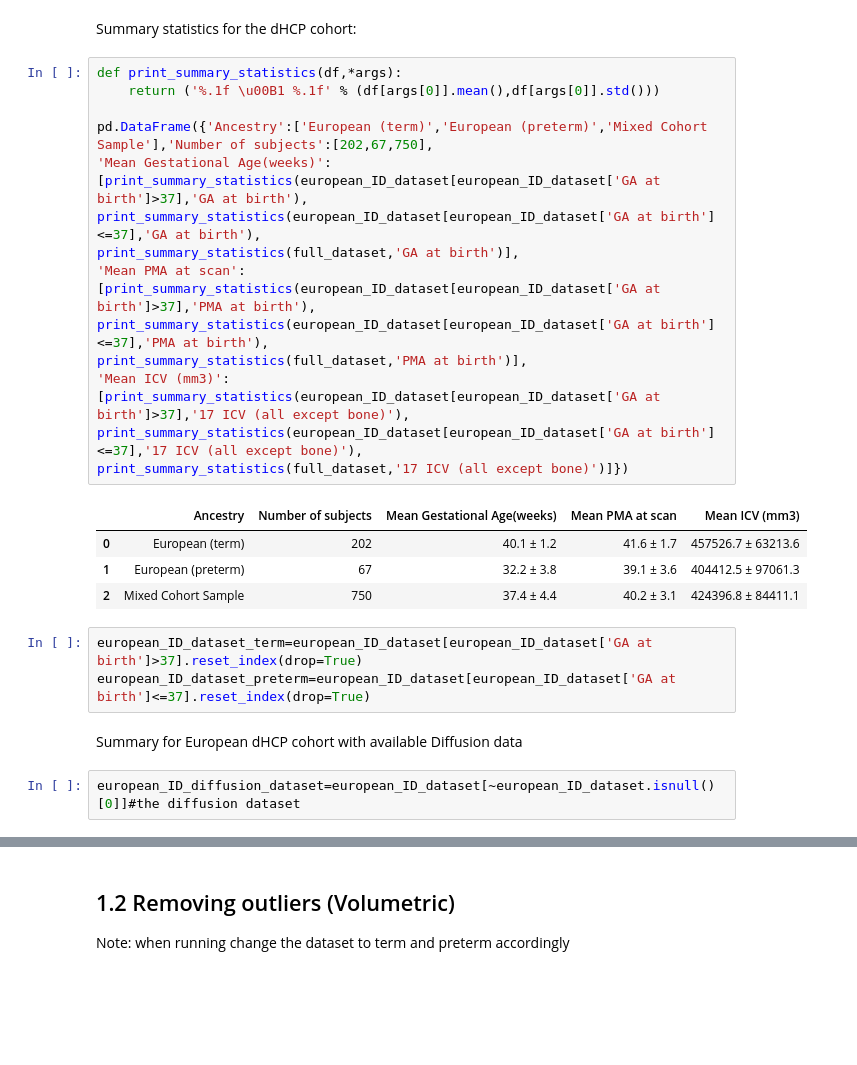
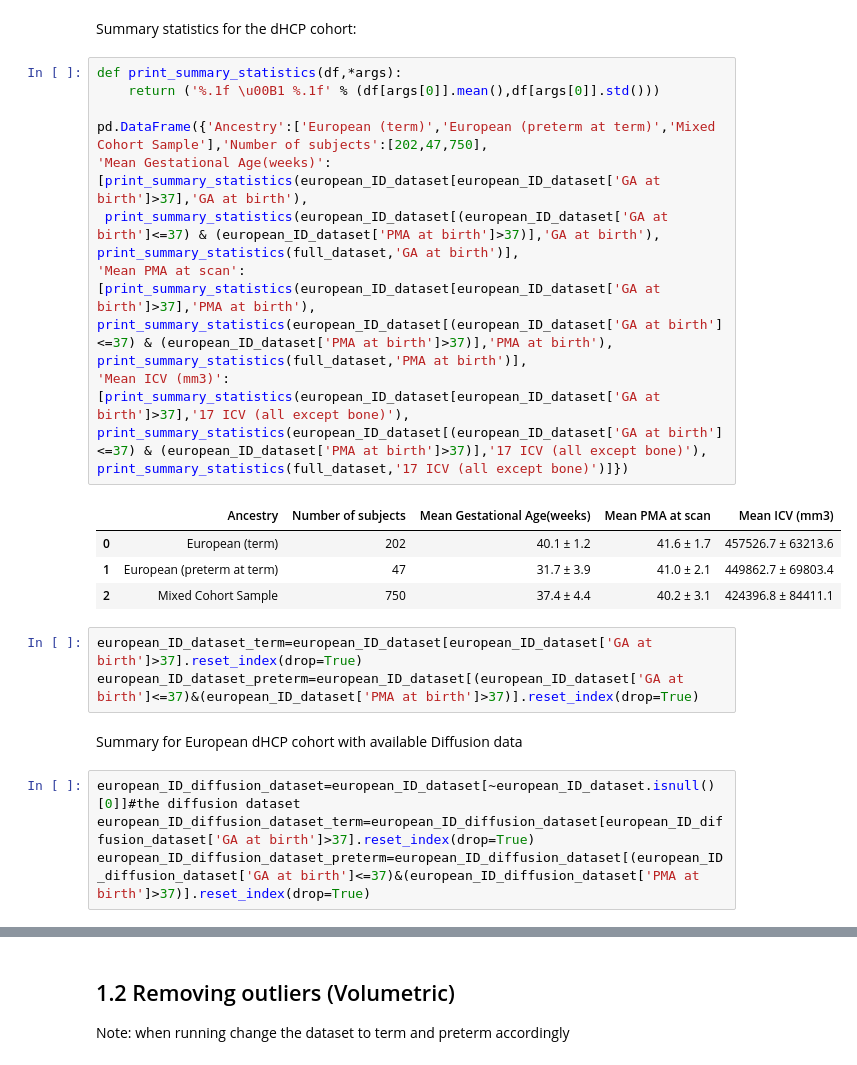
Before and after one commit to lehai-ml/schizophrenia_PRS, a Jupyter notebook: notebooks_results/dHCP/1_dHCP_data_preprocessing.ipynb, the cells around one changed output, grey strips where cells are left out. Cells and saved outputs as stored; diff of their text form; blank space fills up the shorter version.

```diff
--- a/notebooks_results/dHCP/1_dHCP_data_preprocessing.ipynb
+++ b/notebooks_results/dHCP/1_dHCP_data_preprocessing.ipynb
@@ -123,31 +125,34 @@ Summary statistics for the dHCP cohort:
 # %%
 def print_summary_statistics(df,*args):
     return ('%.1f \u00B1 %.1f' % (df[args[0]].mean(),df[args[0]].std()))
 
-pd.DataFrame({'Ancestry':['European (term)','European (preterm)','Mixed Cohort Sample'],'Number of subjects':[202,67,750],
+pd.DataFrame({'Ancestry':['European (term)','European (preterm at term)','Mixed Cohort Sample'],'Number of subjects':[202,47,750],
 'Mean Gestational Age(weeks)':
 [print_summary_statistics(european_ID_dataset[european_ID_dataset['GA at birth']>37],'GA at birth'),
-print_summary_statistics(european_ID_dataset[european_ID_dataset['GA at birth']<=37],'GA at birth'),
+ print_summary_statistics(european_ID_dataset[(european_ID_dataset['GA at birth']<=37) & (european_ID_dataset['PMA at birth']>37)],'GA at birth'),
 print_summary_statistics(full_dataset,'GA at birth')],
 'Mean PMA at scan':
 [print_summary_statistics(european_ID_dataset[european_ID_dataset['GA at birth']>37],'PMA at birth'),
-print_summary_statistics(european_ID_dataset[european_ID_dataset['GA at birth']<=37],'PMA at birth'),
+print_summary_statistics(european_ID_dataset[(european_ID_dataset['GA at birth']<=37) & (european_ID_dataset['PMA at birth']>37)],'PMA at birth'),
 print_summary_statistics(full_dataset,'PMA at birth')],
-'Mean ICV (mm3)':[print_summary_statistics(european_ID_dataset[european_ID_dataset['GA at birth']>37],'17 ICV (all except bone)'),
-print_summary_statistics(european_ID_dataset[european_ID_dataset['GA at birth']<=37],'17 ICV (all except bone)'),
+'Mean ICV (mm3)':
+[print_summary_statistics(european_ID_dataset[european_ID_dataset['GA at birth']>37],'17 ICV (all except bone)'),
+print_summary_statistics(european_ID_dataset[(european_ID_dataset['GA at birth']<=37) & (european_ID_dataset['PMA at birth']>37)],'17 ICV (all except bone)'),
 print_summary_statistics(full_dataset,'17 ICV (all except bone)')]})
 # %% [output]
 |  | Ancestry | Number of subjects | Mean Gestational Age(weeks) | Mean PMA at scan | Mean ICV (mm3) |
 | 0 | European (term) | 202 | 40.1 ± 1.2 | 41.6 ± 1.7 | 457526.7 ± 63213.6 |
-| 1 | European (preterm) | 67 | 32.2 ± 3.8 | 39.1 ± 3.6 | 404412.5 ± 97061.3 |
+| 1 | European (preterm at term) | 47 | 31.7 ± 3.9 | 41.0 ± 2.1 | 449862.7 ± 69803.4 |
 | 2 | Mixed Cohort Sample | 750 | 37.4 ± 4.4 | 40.2 ± 3.1 | 424396.8 ± 84411.1 |
 # %%
 european_ID_dataset_term=european_ID_dataset[european_ID_dataset['GA at birth']>37].reset_index(drop=True)
-european_ID_dataset_preterm=european_ID_dataset[european_ID_dataset['GA at birth']<=37].reset_index(drop=True)
+european_ID_dataset_preterm=european_ID_dataset[(european_ID_dataset['GA at birth']<=37)&(european_ID_dataset['PMA at birth']>37)].reset_index(drop=True)
 # %% [markdown]
 Summary for European dHCP cohort with available Diffusion data
-# %%
-european_ID_diffusion_dataset=european_ID_dataset[~european_ID_dataset.isnull()[0]]#the diffusion dataset
+# %%
+european_ID_diffusion_dataset=european_ID_dataset[~european_ID_dataset.isnull()[0]]#the diffusion dataset
+european_ID_diffusion_dataset_term=european_ID_diffusion_dataset[european_ID_diffusion_dataset['GA at birth']>37].reset_index(drop=True)
+european_ID_diffusion_dataset_preterm=european_ID_diffusion_dataset[(european_ID_diffusion_dataset['GA at birth']<=37)&(european_ID_diffusion_dataset['PMA at birth']>37)].reset_index(drop=True)
 # %%
 def print_summary_statistics(df,*args):
     return ('%.1f \u00B1 %.1f' % (df[args[0]].mean(),df[args[0]].std()))
```
Also changed, not shown: parts of 11 cells of this notebook, 17 other files.
